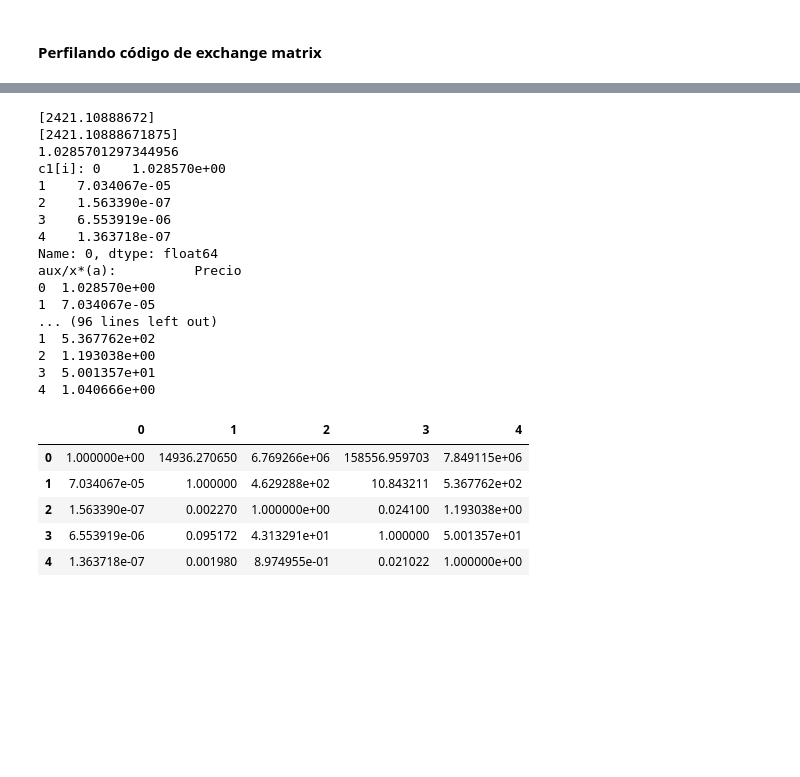
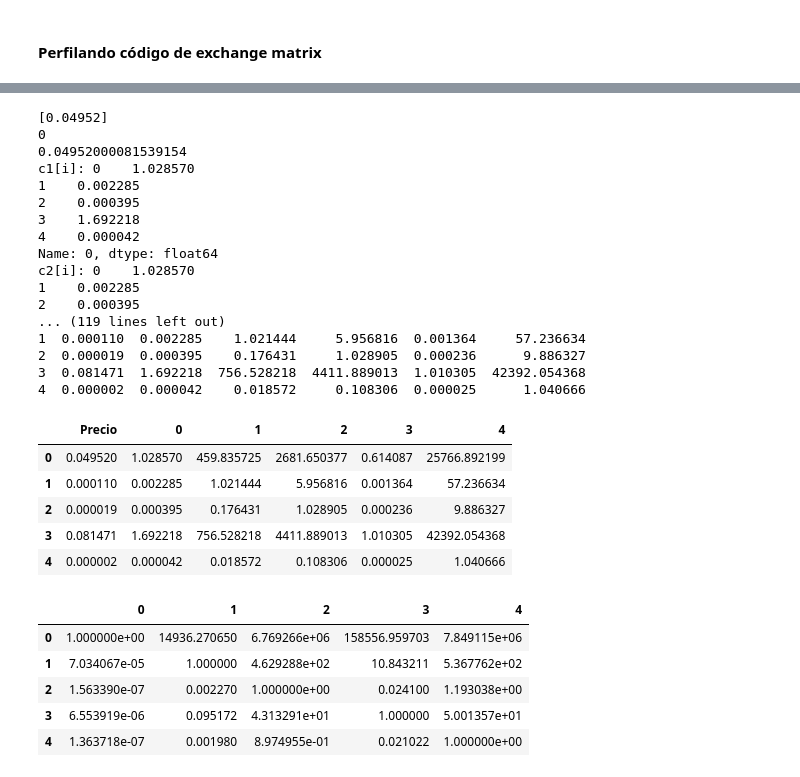
Before and after one commit to optimizacion-2-2022-gh-classroom/practica-2-segunda-parte-jesusmb230795, a Jupyter notebook: notebooks/compilacionC.ipynb, the cells around one changed output, grey strips where cells are left out. Cells and saved outputs as stored; diff of their text form; code cells hidden in the pictures; blank space fills up the shorter version.

```diff
--- a/notebooks/compilacionC.ipynb
+++ b/notebooks/compilacionC.ipynb
@@ -531,0 +517,11 @@ c1
+# %%
+n = df.shape[0]
+# maximum bid-ask spread in pct of bid, 0.05 for 5%
+max_spread_pct = 0.05
+c1 = df[['Precio']]
+c1
+c2 = df[['Precio']]
+c3 = df[['Precio']]
+aux = c1.copy()
+random.seed(10)
+c1
@@ -532,32 +535,48 @@ c1
 # %%
 for i in range(n):
     print(c1[['Precio']].values[i])
-    x = [c1.loc[i][0]]
+    print(i)
+    x = c1.loc[i]['Precio']
     print(x)
     a = 1+random.uniform(0,max_spread_pct)
-    print(a)
+    #print(a)
+    #print( df.iloc[:, 1])
     c1[i] = aux/c1[['Precio']].values[i]*(a)
+    c2[i] = aux/x*(a)
     print('c1[i]:',c1[i])
-    print('aux/x*(a):',aux/x*(a))
-    print(c1)
+    print('c2[i]:',c2[i])
+    print('c1:',c1)
+    print('c2:',c2)
 # %% [output]
-[2421.10888672]
-[2421.10888671875]
-1.0285701297344956
-c1[i]: 0    1.028570e+00
-1    7.034067e-05
-2    1.563390e-07
-3    6.553919e-06
-4    1.363718e-07
+[0.04952]
+0
+0.04952000081539154
+c1[i]: 0    1.028570
+1    0.002285
+2    0.000395
+3    1.692218
+4    0.000042
 Name: 0, dtype: float64
-aux/x*(a):          Precio
-0  1.028570e+00
-1  7.034067e-05
-... (96 lines left out)
-1  5.367762e+02
-2  1.193038e+00
-3  5.001357e+01
-4  1.040666e+00
+c2[i]: 0    1.028570
+1    0.002285
+2    0.000395
+... (119 lines left out)
+1  0.000110  0.002285    1.021444     5.956816  0.001364     57.236634
+2  0.000019  0.000395    0.176431     1.028905  0.000236      9.886327
+3  0.081471  1.692218  756.528218  4411.889013  1.010305  42392.054368
+4  0.000002  0.000042    0.018572     0.108306  0.000025      1.040666
+# %%
+for i in range(n):
+    c3[i] = aux/c3.loc[i]['Precio']*(1+random.uniform(0,max_spread_pct))
+
+c3
+# %% [output]
+|  | Precio | 0 | 1 | 2 | 3 | 4 |
+| 0 | 0.049520 | 1.028570 | 459.835725 | 2681.650377 | 0.614087 | 25766.892199 |
+| 1 | 0.000110 | 0.002285 | 1.021444 | 5.956816 | 0.001364 | 57.236634 |
+| 2 | 0.000019 | 0.000395 | 0.176431 | 1.028905 | 0.000236 | 9.886327 |
+| 3 | 0.081471 | 1.692218 | 756.528218 | 4411.889013 | 1.010305 | 42392.054368 |
+| 4 | 0.000002 | 0.000042 | 0.018572 | 0.108306 | 0.000025 | 1.040666 |
 # %%
 n = df.shape[0]
 # maximum bid-ask spread in pct of bid, 0.05 for 5%
```
Also changed, not shown: parts of 20 cells of this notebook.
